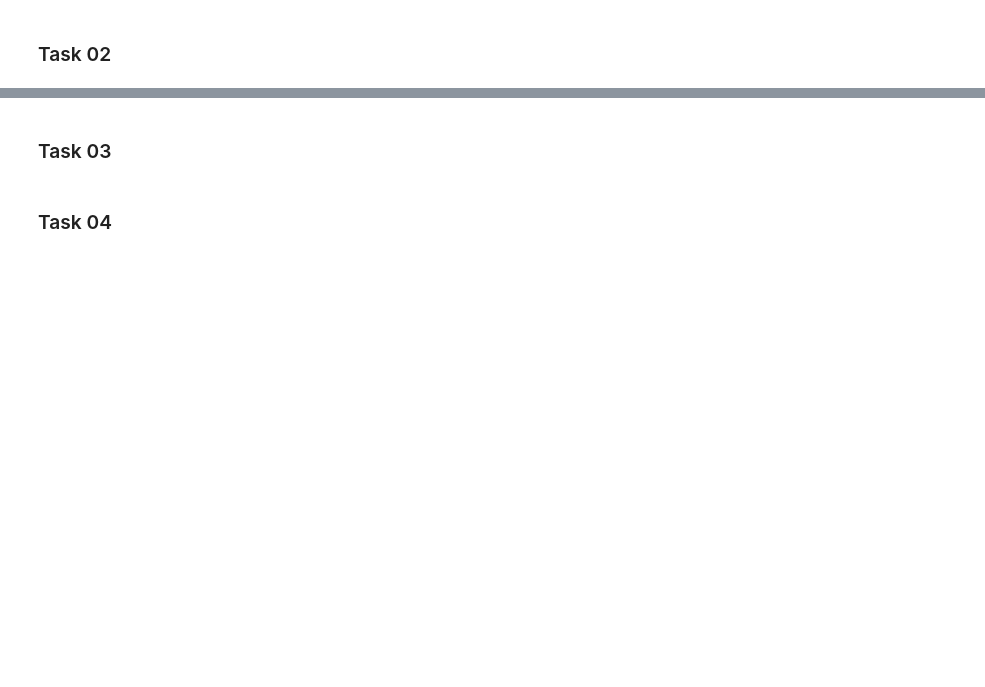
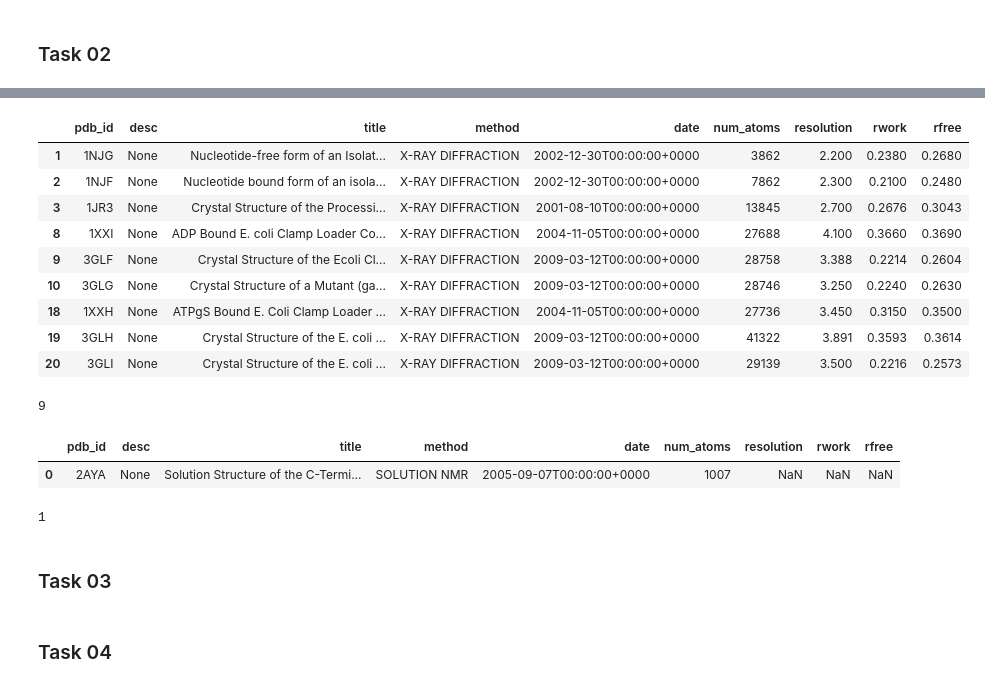
Before and after one commit to jandolinsek/git-for-science, a Jupyter notebook: ex01/ex01_204595.ipynb, the cells around one changed output, grey strips where cells are left out. Saved outputs shown, nothing was run; the diff lists cells and outputs as text; code cells hidden in the pictures; blank space fills up the shorter version.

```diff
--- a/ex01/ex01_204595.ipynb
+++ b/ex01/ex01_204595.ipynb
@@ -550,2 +628,28 @@ data.keys()
+# %%
+pdbs.loc[pdbs['method'] == "X-RAY DIFFRACTION"]
+# %% [output]
+|  | pdb_id | desc | title | method | date | num_atoms | resolution | rwork | rfree |
+| 1 | 1NJG | None | Nucleotide-free form of an Isolat... | X-RAY DIFFRACTION | 2002-12-30T00:00:00+0000 | 3862 | 2.200 | 0.2380 | 0.2680 |
+| 2 | 1NJF | None | Nucleotide bound form of an isola... | X-RAY DIFFRACTION | 2002-12-30T00:00:00+0000 | 7862 | 2.300 | 0.2100 | 0.2480 |
+| 3 | 1JR3 | None | Crystal Structure of the Processi... | X-RAY DIFFRACTION | 2001-08-10T00:00:00+0000 | 13845 | 2.700 | 0.2676 | 0.3043 |
+| 8 | 1XXI | None | ADP Bound E. coli Clamp Loader Co... | X-RAY DIFFRACTION | 2004-11-05T00:00:00+0000 | 27688 | 4.100 | 0.3660 | 0.3690 |
+| 9 | 3GLF | None | Crystal Structure of the Ecoli Cl... | X-RAY DIFFRACTION | 2009-03-12T00:00:00+0000 | 28758 | 3.388 | 0.2214 | 0.2604 |
+| 10 | 3GLG | None | Crystal Structure of a Mutant (ga... | X-RAY DIFFRACTION | 2009-03-12T00:00:00+0000 | 28746 | 3.250 | 0.2240 | 0.2630 |
+| 18 | 1XXH | None | ATPgS Bound E. Coli Clamp Loader ... | X-RAY DIFFRACTION | 2004-11-05T00:00:00+0000 | 27736 | 3.450 | 0.3150 | 0.3500 |
+| 19 | 3GLH | None | Crystal Structure of the E. coli ... | X-RAY DIFFRACTION | 2009-03-12T00:00:00+0000 | 41322 | 3.891 | 0.3593 | 0.3614 |
+| 20 | 3GLI | None | Crystal Structure of the E. coli ... | X-RAY DIFFRACTION | 2009-03-12T00:00:00+0000 | 29139 | 3.500 | 0.2216 | 0.2573 |
+# %%
+len(pdbs.loc[pdbs['method'] == "X-RAY DIFFRACTION"])
+# %% [output]
+9
+# %%
+pdbs.loc[pdbs['method'] == "SOLUTION NMR"]
+# %% [output]
+|  | pdb_id | desc | title | method | date | num_atoms | resolution | rwork | rfree |
+| 0 | 2AYA | None | Solution Structure of the C-Termi... | SOLUTION NMR | 2005-09-07T00:00:00+0000 | 1007 | NaN | NaN | NaN |
+# %%
+len(pdbs.loc[pdbs['method'] == "SOLUTION NMR"])
+# %% [output]
+1
 # %% [markdown]
 ### Task 03
```
Also changed, not shown: parts of 9 cells of this notebook.
